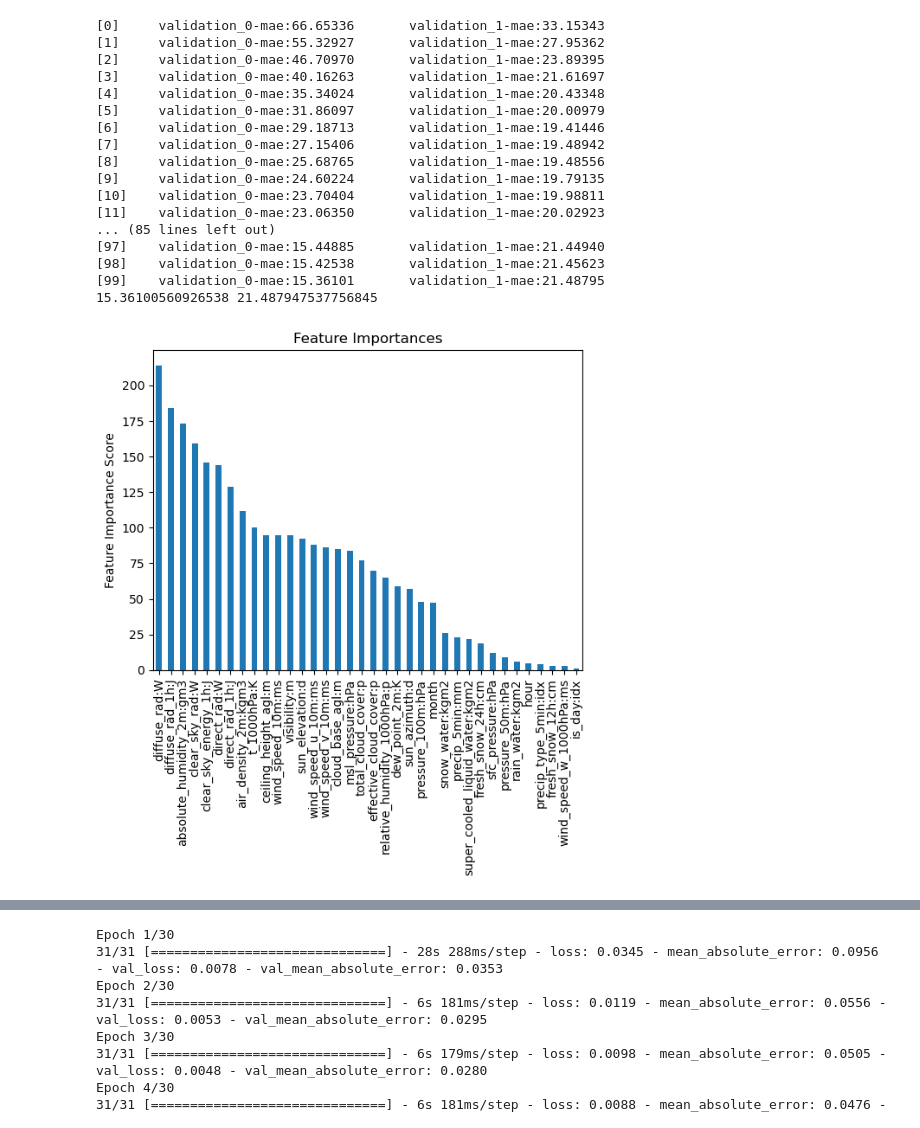
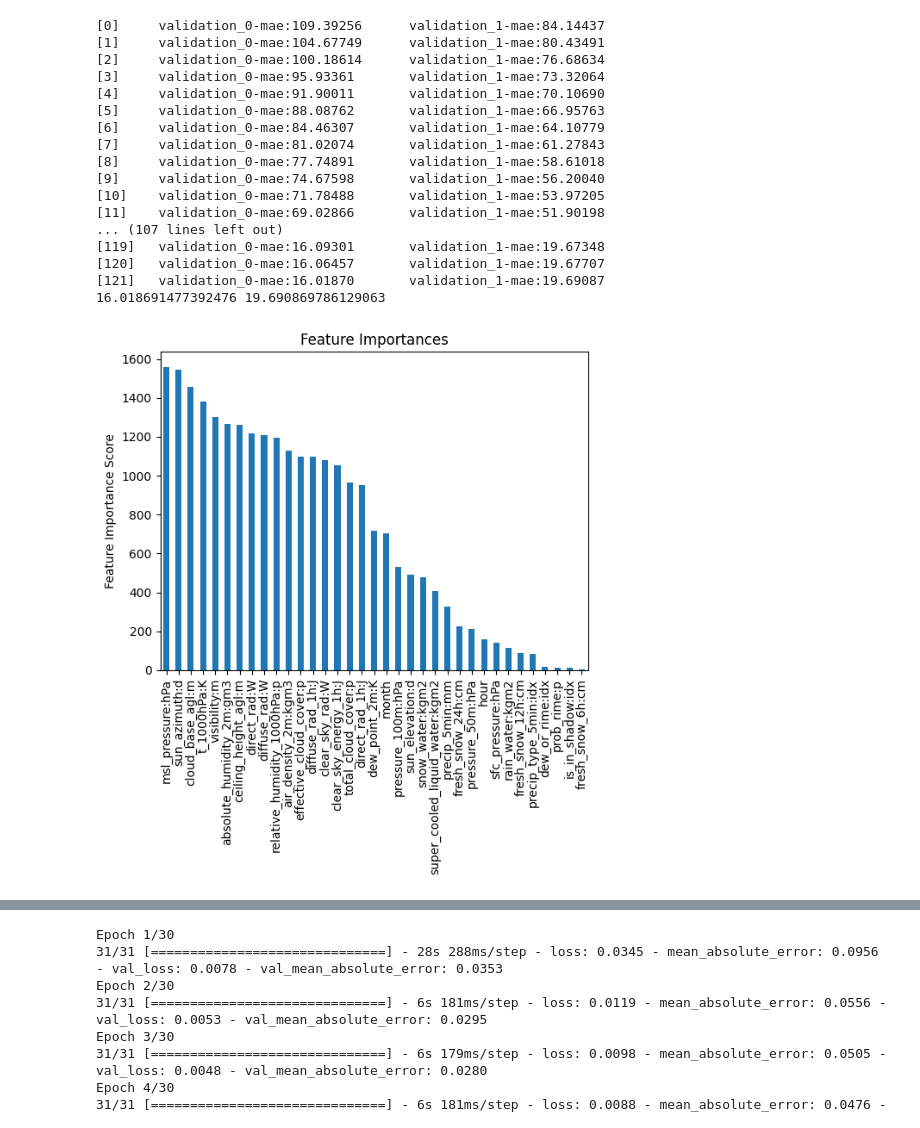
Before and after one commit to MartinSkatvedt/TDT4173-Machine-Learning, a Jupyter notebook: read_files.ipynb, the cells around one changed output, grey strips where cells are left out. Drawn from its saved outputs; the diff is of its cells as text; code cells hidden in the pictures.

```diff
--- a/read_files.ipynb
+++ b/read_files.ipynb
@@ -62,8 +62,8 @@ def join_data_and_labels(train, val, labels):
     return joined_train, joined_val
 # %%
 def remove_unused_columns(df):
-    df = df.drop(['wind_speed_10m:ms', 'elevation:m', 'wind_speed_u_10m:ms', 'wind_speed_v_10m:ms',
-                 'wind_speed_w_1000hPa:ms', 'absolute_humidity_2m:gm3'], axis=1)
+    df = df.drop(['wind_speed_10m:ms', 'wind_speed_u_10m:ms', 'wind_speed_v_10m:ms',
+                 'wind_speed_w_1000hPa:ms'], axis=1)
     return df
 # %%
 def drop_constanst_columns(train, val, test):
@@ -151,17 +151,17 @@ train_data_b, val_data_b = join_data_and_labels(X_train_observed_b, X_train_esti
 train_data_c, val_data_c = join_data_and_labels(X_train_observed_c, X_train_estimated_c, train_c)
 # %%
 # Remove columns which are not needed
-#train_data_a = remove_unused_columns(train_data_a)
-#val_data_a = remove_unused_columns(val_data_a)
-#test_a = remove_unused_columns(test_a)
+train_data_a = remove_unused_columns(train_data_a)
+val_data_a = remove_unused_columns(val_data_a)
+test_a = remove_unused_columns(test_a)
 
-#train_data_b = remove_unused_columns(train_data_b)
-#val_data_b = remove_unused_columns(val_data_b)
-#test_b = remove_unused_columns(test_b)
+train_data_b = remove_unused_columns(train_data_b)
+val_data_b = remove_unused_columns(val_data_b)
+test_b = remove_unused_columns(test_b)
 
-#train_data_c = remove_unused_columns(train_data_c)
-#val_data_c = remove_unused_columns(val_data_c)
-#test_c = remove_unused_columns(test_c)
+train_data_c = remove_unused_columns(train_data_c)
+val_data_c = remove_unused_columns(val_data_c)
+test_c = remove_unused_columns(test_c)
 # %%
 #Convert date into sin and cos components
 #convert_date_to_sin_and_cos(train_data_a)
@@ -375,42 +364,45 @@ modelfit(model_b, train_data_b, train_b_y, val_data_b, val_b_y, useTrainCV = Tru
 # %%
 model_c = xgb.XGBRegressor(
- #device='cuda',
- learning_rate =0.2,
- n_estimators=100,
- max_depth=5,
- min_child_weight=1,
- gamma=0.0,
- subsample=0.8,
- colsample_bytree=0.8,
+ device='cuda',
+ learning_rate =0.05,
+ n_estimators=122,
+ max_depth=10,
+ min_child_weight=5,
+ gamma=0.1,
+ subsample=0.9,
+ colsample_bytree=0.85,
  nthread=4,
  seed=42,
  eval_metric= 'mae',
  scale_pos_weight=1,
  booster='gbtree',
+ reg_alpha= 0.05,
+ reg_lambda= 75,
 )
 
-
+#1.0618119474231693 21.17037693958478 n= 2040
+#15.95340 19.69661 n=122
 
 modelfit(model_c, train_data_c, train_c_y, val_data_c, val_c_y, useTrainCV = False)
 # %% [output]
-[0]     validation_0-mae:66.65336       validation_1-mae:33.15343
-[1]     validation_0-mae:55.32927       validation_1-mae:27.95362
-[2]     validation_0-mae:46.70970       validation_1-mae:23.89395
-[3]     validation_0-mae:40.16263       validation_1-mae:21.61697
-[4]     validation_0-mae:35.34024       validation_1-mae:20.43348
-[5]     validation_0-mae:31.86097       validation_1-mae:20.00979
-[6]     validation_0-mae:29.18713       validation_1-mae:19.41446
-[7]     validation_0-mae:27.15406       validation_1-mae:19.48942
-[8]     validation_0-mae:25.68765       validation_1-mae:19.48556
-[9]     validation_0-mae:24.60224       validation_1-mae:19.79135
-[10]    validation_0-mae:23.70404       validation_1-mae:19.98811
-[11]    validation_0-mae:23.06350       validation_1-mae:20.02923
-... (85 lines left out)
-[97]    validation_0-mae:15.44885       validation_1-mae:21.44940
-[98]    validation_0-mae:15.42538       validation_1-mae:21.45623
-[99]    validation_0-mae:15.36101       validation_1-mae:21.48795
-15.36100560926538 21.487947537756845
+[0]     validation_0-mae:109.39256      validation_1-mae:84.14437
+[1]     validation_0-mae:104.67749      validation_1-mae:80.43491
+[2]     validation_0-mae:100.18614      validation_1-mae:76.68634
+[3]     validation_0-mae:95.93361       validation_1-mae:73.32064
+[4]     validation_0-mae:91.90011       validation_1-mae:70.10690
+[5]     validation_0-mae:88.08762       validation_1-mae:66.95763
+[6]     validation_0-mae:84.46307       validation_1-mae:64.10779
+[7]     validation_0-mae:81.02074       validation_1-mae:61.27843
+[8]     validation_0-mae:77.74891       validation_1-mae:58.61018
+[9]     validation_0-mae:74.67598       validation_1-mae:56.20040
+[10]    validation_0-mae:71.78488       validation_1-mae:53.97205
+[11]    validation_0-mae:69.02866       validation_1-mae:51.90198
+... (107 lines left out)
+[119]   validation_0-mae:16.09301       validation_1-mae:19.67348
+[120]   validation_0-mae:16.06457       validation_1-mae:19.67707
+[121]   validation_0-mae:16.01870       validation_1-mae:19.69087
+16.018691477392476 19.690869786129063
-[figure, old version]
+[figure, new version]
 # %%
 preds_a_train = model_a.predict(train_data_a)
 preds_a_val = model_a.predict(val_data_a)
```
Also changed, not shown: parts of 10 cells of this notebook, 1 other file.
